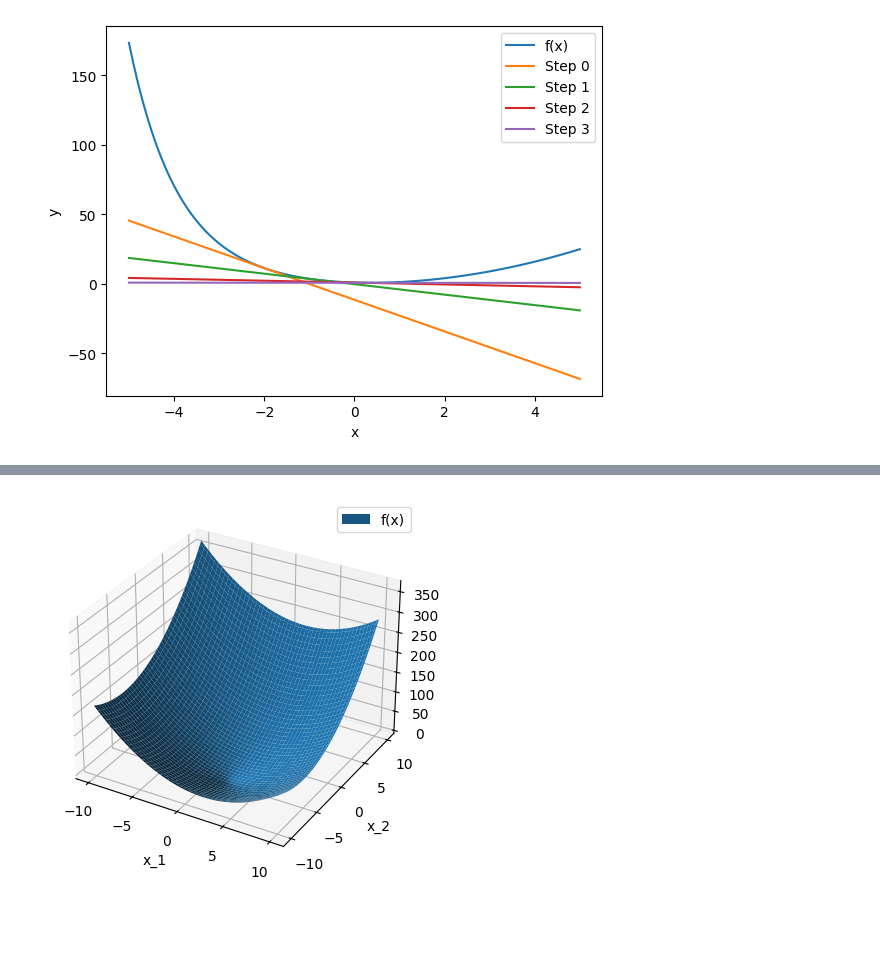
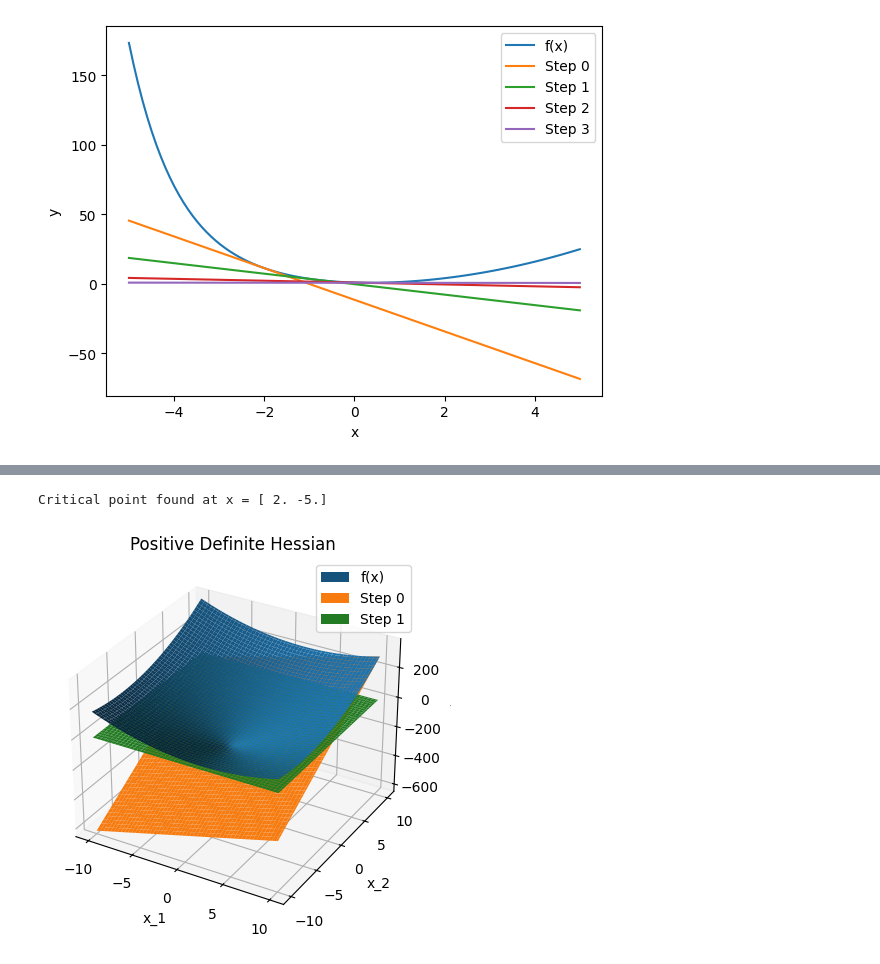
Before and after one commit to MAPieschl/PointCloudProcessing, a Jupyter notebook: normal_distribution_transform/newtons_method.ipynb, the cells around one changed output, grey strips where cells are left out. Cells and saved outputs as stored; diff of their text form; code cells hidden in the pictures; blank space fills up the shorter version.

```diff
--- a/normal_distribution_transform/newtons_method.ipynb
+++ b/normal_distribution_transform/newtons_method.ipynb
@@ -191,40 +206,43 @@ H = \begin{bmatrix} \frac{\delta^2 f}{\delta x_1} & \frac{\delta^2 f}{\delta x_1
 # %%
-def newtons_method_2d_func_gen( f: Callable[[float], float], f_d: Callable[[float], float], f_dd: Callable[[float], float], x_0: float, epsilon: float = 0.001 ) -> list[Callable[[float], float]]:
+def newtons_method_2d_func_gen( f: Callable[[float, float], float], f_d: Callable[[float, float], np.ndarray], f_dd: Callable[[float, float], np.ndarray], x_0: np.ndarray, epsilon: float = 0.001, max_iterations: int = 10 ) -> list[Callable[[float, float], float]]:
 
     delta_f: float = epsilon * 10
-    x: float = x_0
+    iterations: int = max_iterations
+    x: np.ndarray = x_0
 
-    f_n: list[Callable[[float], float]] = [f]
+    f_n: list[Callable[[float, float], float]] = [f]
 
-    while( delta_f > epsilon ):
-        m = f_d( x )
-        b = f( x ) - m * x
+    while( delta_f > epsilon and iterations > 0 ):
+        grad = f_d( x[0], x[1] )
+        c = f( x[0], x[1] ) - ( grad[0] * x[0] + grad[1] * x[1] )
 
-        f_n.append( lambda x_n, m = m, b = b: m * x_n + b )
+        f_n.append( lambda x_n1, x_n2, a = grad[0], b = grad[1], c = c: float( a * x_n1 + b * x_n2 + c ) )
 
-        f_xn_1 = f( x )
-        x = x - f_d( x ) / f_dd( x )
-        f_xn = f( x)
+        f_xn_1 = f( x[0], x[1] )
+        x = x - np.linalg.inv( f_dd( x[0], x[1] ) ) @ f_d( x[0], x[1] )
+        f_xn = f( x[0], x[1] )
 
         delta_f = abs( f_xn - f_xn_1 )
+        iterations -= 1
 
-    print( f"Minima found at x = {x}" )
+    print( f"Critical point found at x = {x}" )
 
     return f_n
 
 def f( x1: float, x2: float ) -> float:
     return ( x1 - 2 ) ** 2 + ( x2 + 5 ) ** 2
 
-def f_d( x1: float, x2: float ) -> float:
-    return  2 * ( x1 - 2 ) + 2 * ( x2 + 5 )
+def f_d( x1: float, x2: float ) -> np.ndarray:
+    return np.array( [2 * x1 - 4, 2 * x2 + 10] )
 
-def f_dd( x1: float, x2: float ) -> float:
-    return 4
+def f_dd( x1: float, x2: float ) -> np.ndarray:
+    return np.array( [[2, 0], [0, 2]] )
 
-# plottable_funcs = newtons_method_1d_func_gen( f = f, f_d = f_d, f_dd = f_dd, x_0 = -2 )
-# labels = [f"Step {l - 1}" for l, _ in enumerate(plottable_funcs) ]
-# labels[0] = "f(x)"
+plottable_funcs = newtons_method_2d_func_gen( f = f, f_d = f_d, f_dd = f_dd, x_0 = np.array( [10, 10] ) )
+labels = [f"Step {l - 1}" for l, _ in enumerate(plottable_funcs) ]
+labels[0] = "f(x)"
 
-plot.plot_multivariate_functions( funcs = [ f ], labels = [ 'f(x)' ], x_range = (-10, 10) ).show()
+plot.plot_multivariate_functions( funcs = plottable_funcs, labels = labels, x_range = (-10, 10), title = "Positive Definite Hessian" ).show()
 # %% [output]
+Critical point found at x = [ 2. -5.]
-[figure, old version]
+[figure, new version]
```
Also changed, not shown: parts of 20 cells of this notebook, 2 other files.
